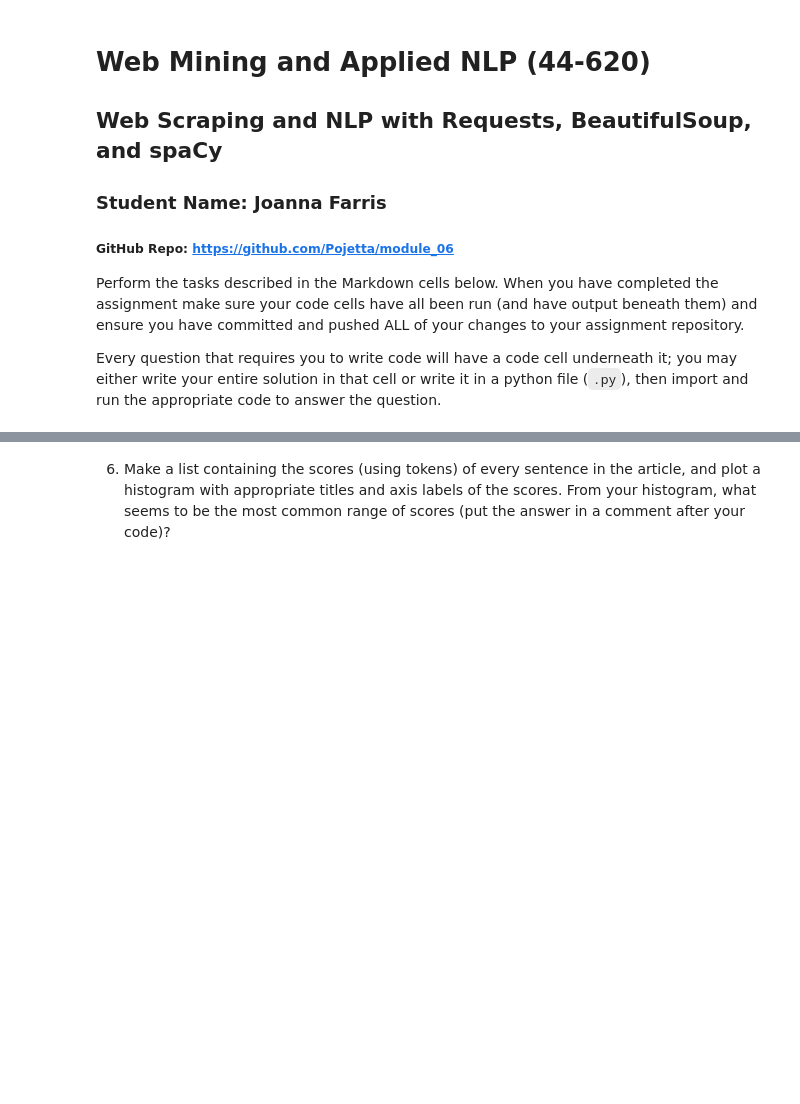
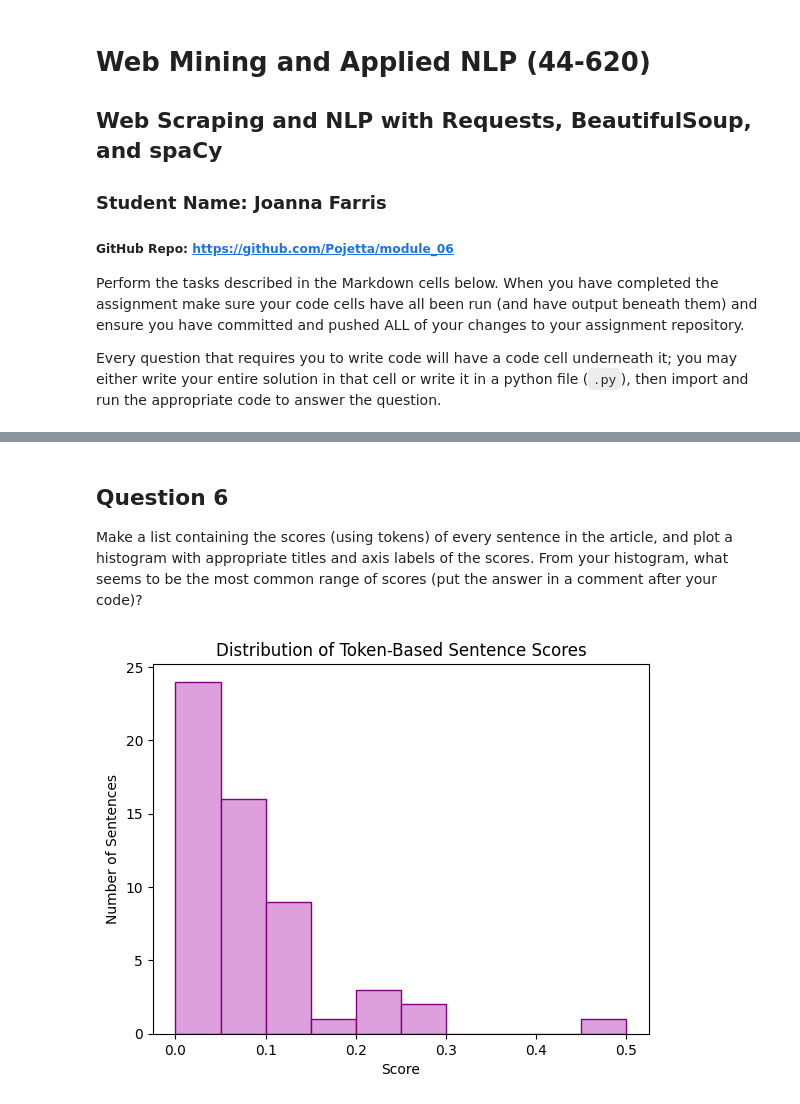
Before and after one commit to Pojetta/module_06, a Jupyter notebook: web-scraping.ipynb, the cells around one changed output, grey strips where cells are left out. Cells and saved outputs as stored; diff of their text form; code cells hidden in the pictures; blank space fills up the shorter version.

Commit message:
Plot histograms

```diff
--- a/web-scraping.ipynb
+++ b/web-scraping.ipynb
@@ -101,3 +141,28 @@ led: 10
     * `score_sentence_by_lemma(sentence, interesting_lemmas)` that takes a sentence and a list of interesting lemmas and returns the number of times that any of the interesting lemmas appear in the sentence divided by the number of words in the sentence
 
 You may find some of the code from the in class notes useful; feel free to use methods (rewrite them in this cell as well).  Test them by showing the score of the first sentence in your article using the frequent tokens and frequent lemmas identified in question 3.
+# %%
+def score_sentence_by_token(sentence, interesting_tokens):
+    tokens = [token.text.lower() for token in sentence if not token.is_space]
+    matches = [token for token in tokens if token in interesting_tokens]
+    return len(matches) / len(tokens) if tokens else 0
+
+def score_sentence_by_lemma(sentence, interesting_lemmas):
+    lemmas = [token.lemma_.lower() for token in sentence if not token.is_space]
+    matches = [lemma for lemma in lemmas if lemma in interesting_lemmas]
+    return len(matches) / len(lemmas) if lemmas else 0
+
+sentences = list(doc.sents)
+
+def sentence_score(index):
+    try:
+        sent = sentences[index]
+        print(f"Sentence {index}:")
+        print(f"  Score by token: {score_sentence_by_token(sent, [t for t, _ in top_5]):.3f}")
+        print(f"  Score by lemma: {score_sentence_by_lemma(sent, [l for l, _ in top_5_lemmas]):.3f}")
+    except IndexError:
+        print(f"No sentence found at index {index}.")
+
+sentence_score(0)
+sentence_score(1)
+sentence_score(10)
@@ -104,3 +179,21 @@ You may find some of the code from the in class notes useful; feel free to use m
 # %% [markdown]
-6. Make a list containing the scores (using tokens) of every sentence in the article, and plot a histogram with appropriate titles and axis labels of the scores. From your histogram, what seems to be the most common range of scores (put the answer in a comment after your code)?
+## Question 6
+
+Make a list containing the scores (using tokens) of every sentence in the article, and plot a histogram with appropriate titles and axis labels of the scores. From your histogram, what seems to be the most common range of scores (put the answer in a comment after your code)?
+# %%
+token_scores = [
+    score_sentence_by_token(sent, [t for t, _ in top_5])
+    for sent in sentences
+]
+
+# Histogram
+plt.hist(token_scores, bins=10, color='plum', edgecolor='purple')
+plt.title("Distribution of Token-Based Sentence Scores")
+plt.xlabel("Score")
+plt.ylabel("Number of Sentences")
+plt.show()
+
+# Most common token score range: 0.0 – 0.05
+# %% [output]
+[figure, added]
 # %% [markdown]
```
Also changed, not shown: parts of 15 cells of this notebook, 1 other file.
